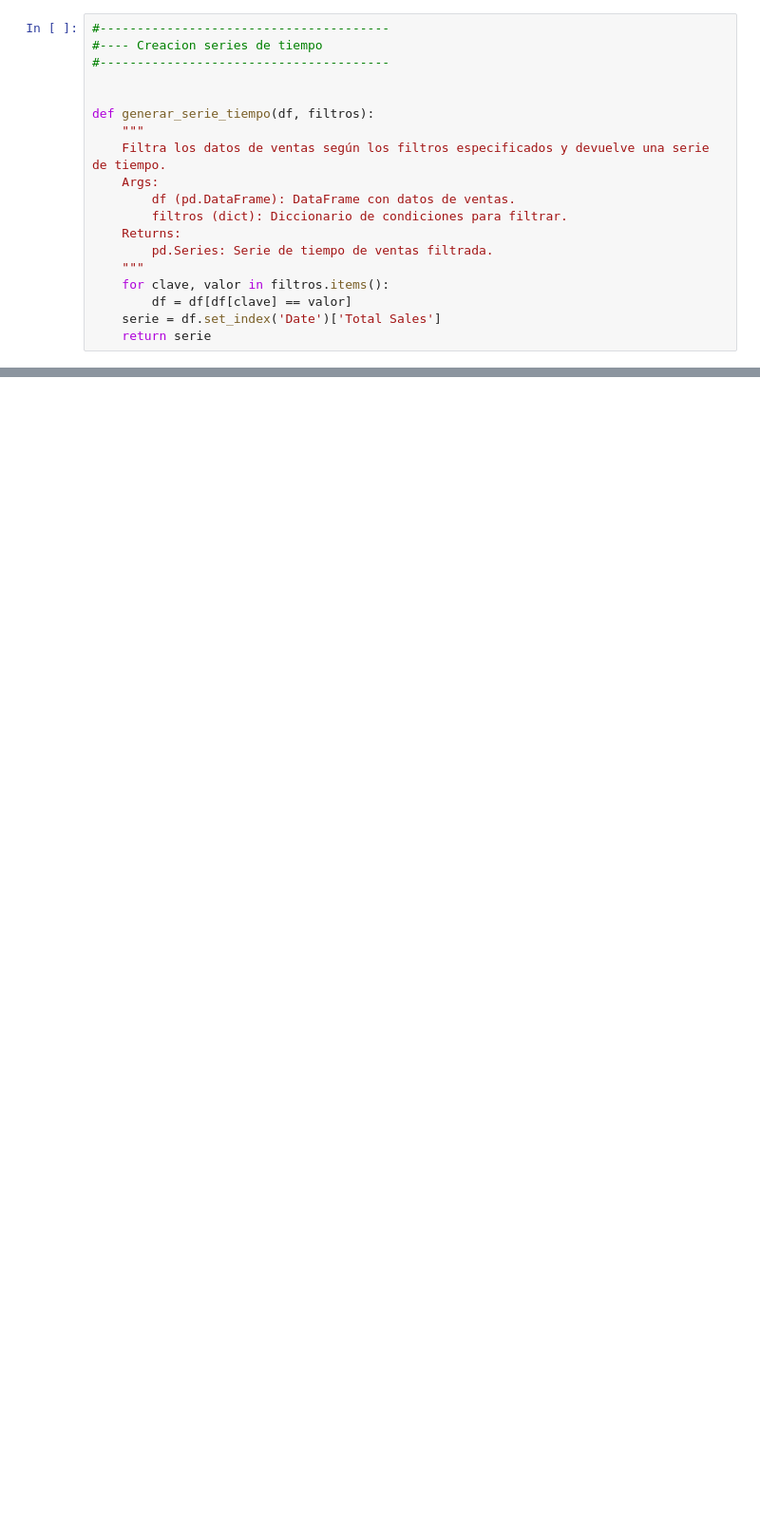
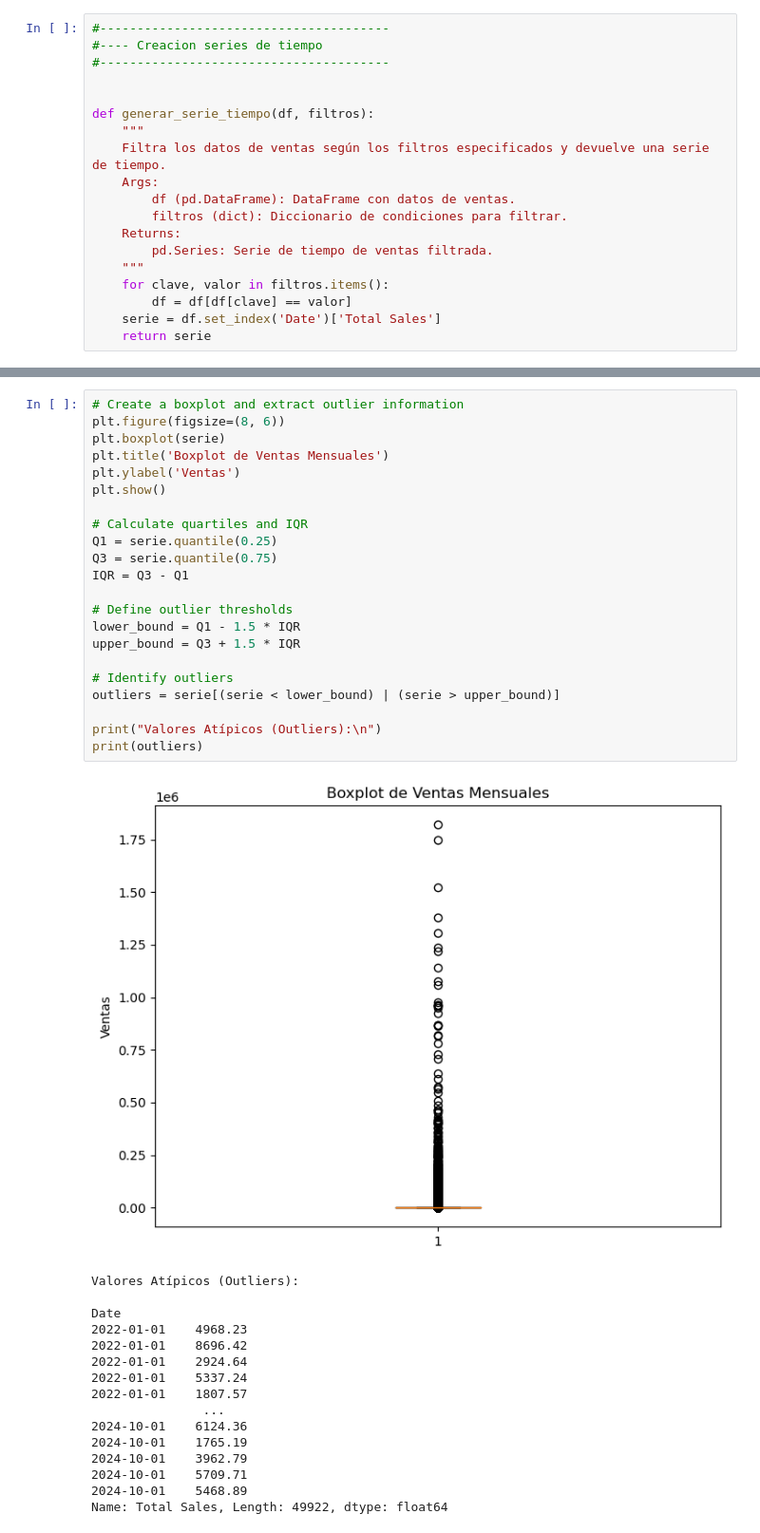
Before and after one commit to snmSebastian/SBD-Forescast, a Jupyter notebook: Forecast.ipynb, the cells around one changed output, grey strips where cells are left out. Shown: that part at 95% size. Saved outputs shown, nothing was run; the diff lists cells and outputs as text; blank space fills up the shorter version.

```diff
--- a/Forecast.ipynb
+++ b/Forecast.ipynb
@@ -260,0 +350,39 @@ KeyError: 'Total Sales'
+# %%
+# Create a boxplot and extract outlier information
+plt.figure(figsize=(8, 6))
+plt.boxplot(serie)
+plt.title('Boxplot de Ventas Mensuales')
+plt.ylabel('Ventas')
+plt.show()
+
+# Calculate quartiles and IQR
+Q1 = serie.quantile(0.25)
+Q3 = serie.quantile(0.75)
+IQR = Q3 - Q1
+
+# Define outlier thresholds
+lower_bound = Q1 - 1.5 * IQR
+upper_bound = Q3 + 1.5 * IQR
+
+# Identify outliers
+outliers = serie[(serie < lower_bound) | (serie > upper_bound)]
+
+print("Valores Atípicos (Outliers):\n")
+print(outliers)
+# %% [output]
+[figure, added]
+Valores Atípicos (Outliers):
+
+Date
+2022-01-01    4968.23
+2022-01-01    8696.42
+2022-01-01    2924.64
+2022-01-01    5337.24
+2022-01-01    1807.57
+               ...
+2024-10-01    6124.36
+2024-10-01    1765.19
+2024-10-01    3962.79
+2024-10-01    5709.71
+2024-10-01    5468.89
+Name: Total Sales, Length: 49922, dtype: float64
```
Also changed, not shown: parts of 14 cells of this notebook.
